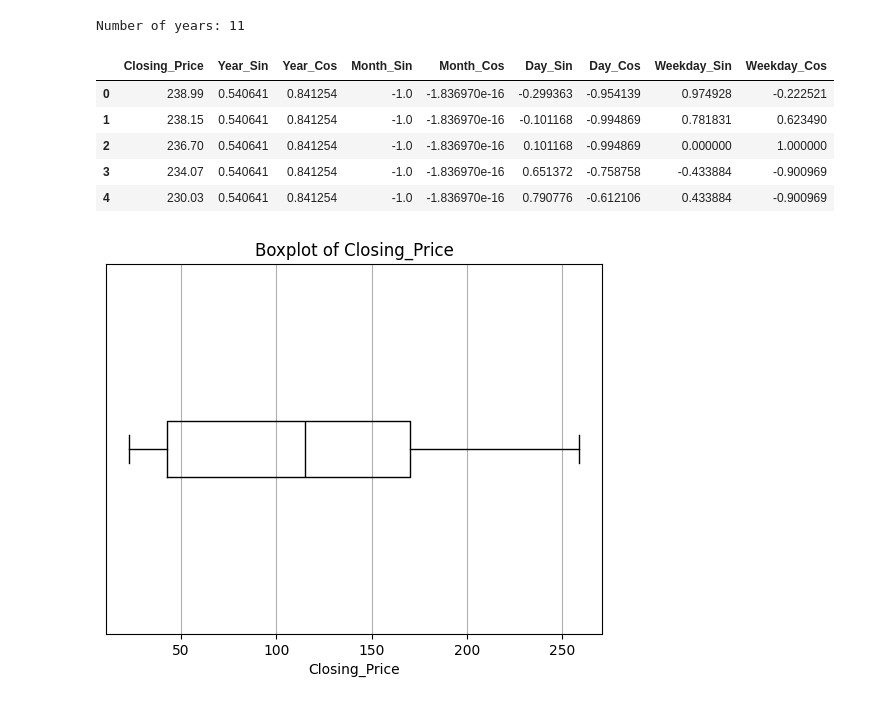
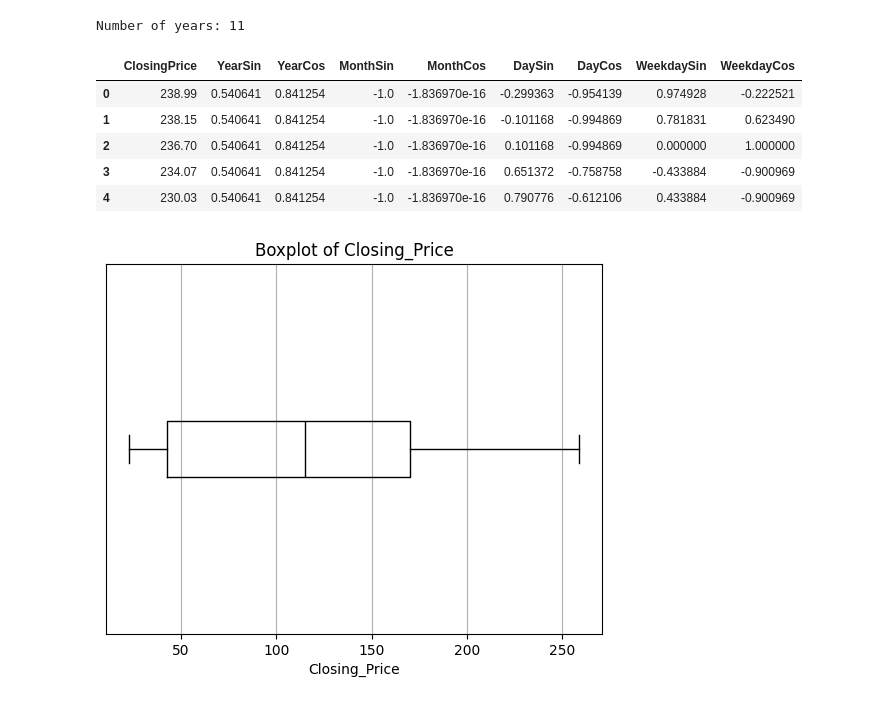
Before and after one commit to chrisjohnklopper/Machine-Learning-Assignment-3, a Jupyter notebook: notebooks/main.ipynb, the cells around one changed output. Drawn from its saved outputs; the diff is of its cells as text; code cells hidden in the pictures.

```diff
--- a/notebooks/main.ipynb
+++ b/notebooks/main.ipynb
@@ -50,38 +50,38 @@ def plot_boxplot_of_feature(data, feature):
     plt.title(f'Boxplot of {feature}')
     plt.xlabel(feature)
     plt.yticks([])
     plt.grid()
     plt.show()
 
 def convert_feature_into_cyclic(data, feature, max_value):
-    data[f'{feature}_Sin'] = np.sin(2 * np.pi * data[feature] / max_value)
-    data[f'{feature}_Cos'] = np.cos(2 * np.pi * data[feature] / max_value)
+    data[f'{feature}Sin'] = np.sin(2 * np.pi * data[feature] / max_value)
+    data[f'{feature}Cos'] = np.cos(2 * np.pi * data[feature] / max_value)
     return data
 
 def preprocess(data):
     data['Date'] = pd.to_datetime(data['Date'])
-    data.rename(columns={'Close/Last': 'Closing_Price'}, inplace=True)
-    data['Closing_Price'] = data['Closing_Price'].str.replace('$', '').astype(float)
+    data.rename(columns={'Close/Last': 'ClosingPrice'}, inplace=True)
+    data['ClosingPrice'] = data['ClosingPrice'].str.replace('$', '').astype(float)
     data['Year'] = data['Date'].dt.year
     data['Month'] = data['Date'].dt.month
     data['Day'] = data['Date'].dt.day
     data['Weekday'] = data['Date'].dt.weekday
     print(f'Number of years: {data['Year'].max() - data['Year'].min() + 1}')
     convert_feature_into_cyclic(data, 'Year', 11)
     convert_feature_into_cyclic(data, 'Month', 12)
     convert_feature_into_cyclic(data, 'Day', 31)
     convert_feature_into_cyclic(data, 'Weekday', 7)
     data.drop(columns=['Volume', 'Open', 'High', 'Low', 'Date', 'Year', 'Month', 'Day', 'Weekday'], inplace=True)
     return data
 
 # Read in the data
 
 data = pd.read_csv('../csvs/apple.csv')
 data = preprocess(data)
 data.head()
 # %% [output]
 Number of years: 11
-|  | Closing_Price | Year_Sin | Year_Cos | Month_Sin | Month_Cos | Day_Sin | Day_Cos | Weekday_Sin | Weekday_Cos |
+|  | ClosingPrice | YearSin | YearCos | MonthSin | MonthCos | DaySin | DayCos | WeekdaySin | WeekdayCos |
 | 0 | 238.99 | 0.540641 | 0.841254 | -1.0 | -1.836970e-16 | -0.299363 | -0.954139 | 0.974928 | -0.222521 |
 | 1 | 238.15 | 0.540641 | 0.841254 | -1.0 | -1.836970e-16 | -0.101168 | -0.994869 | 0.781831 | 0.623490 |
 | 2 | 236.70 | 0.540641 | 0.841254 | -1.0 | -1.836970e-16 | 0.101168 | -0.994869 | 0.000000 | 1.000000 |
```
Also changed, not shown: parts of 6 cells of this notebook, 2 other files.
